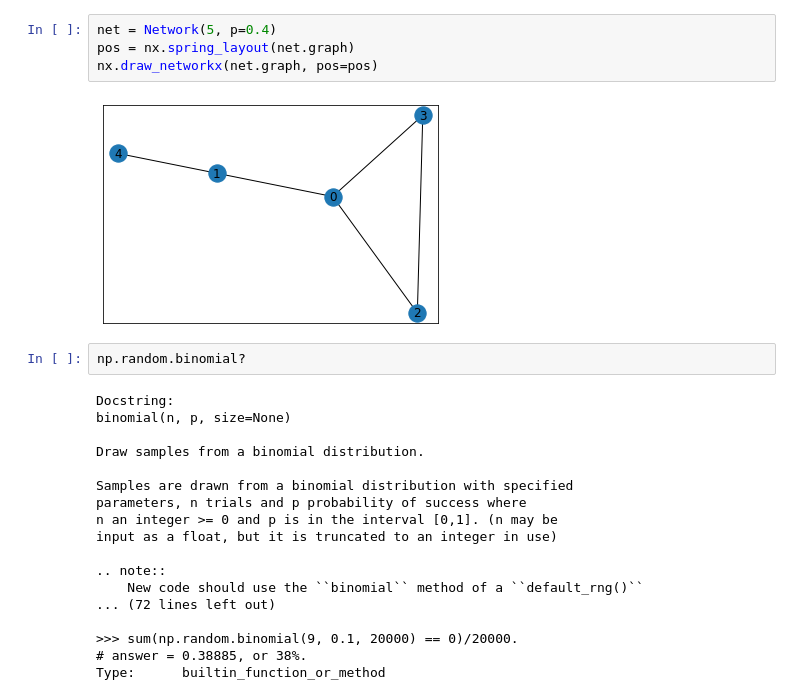
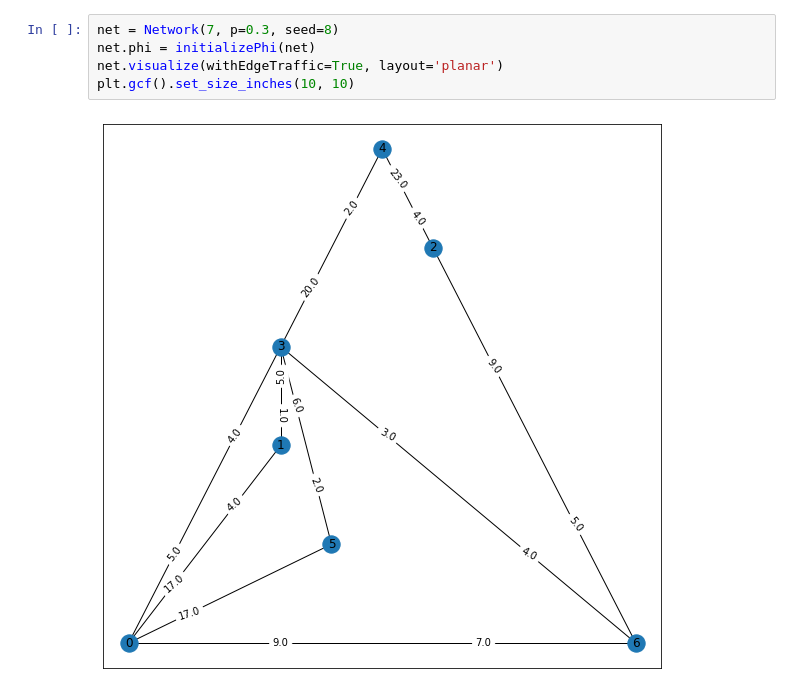
Before and after one commit to akshayyeluri/RoutingAlgos, a Jupyter notebook: testing.ipynb, the cells around one changed output. Saved outputs shown, nothing was run; the diff lists cells and outputs as text.

```diff
--- a/testing.ipynb
+++ b/testing.ipynb
@@ -8,26 +17,7 @@ import numpy as np
-# %%
-net = Network(5, p=0.4)
-pos = nx.spring_layout(net.graph)
-nx.draw_networkx(net.graph, pos=pos)
-# %% [output]
-[figure, removed]
-# %%
-np.random.binomial?
-# %% [output]
-Docstring:
-binomial(n, p, size=None)
-
-Draw samples from a binomial distribution.
-
-Samples are drawn from a binomial distribution with specified
-parameters, n trials and p probability of success where
-n an integer >= 0 and p is in the interval [0,1]. (n may be
-input as a float, but it is truncated to an integer in use)
-
-.. note::
-    New code should use the ``binomial`` method of a ``default_rng()``
-... (72 lines left out)
-
->>> sum(np.random.binomial(9, 0.1, 20000) == 0)/20000.
-# answer = 0.38885, or 38%.
-Type:      builtin_function_or_method
+# %%
+net = Network(7, p=0.3, seed=8)
+net.phi = initializePhi(net)
+net.visualize(withEdgeTraffic=True, layout='planar')
+plt.gcf().set_size_inches(10, 10)
+# %% [output]
+[figure, added]
```
Also changed, not shown: parts of 5 cells of this notebook, 2 other files.
